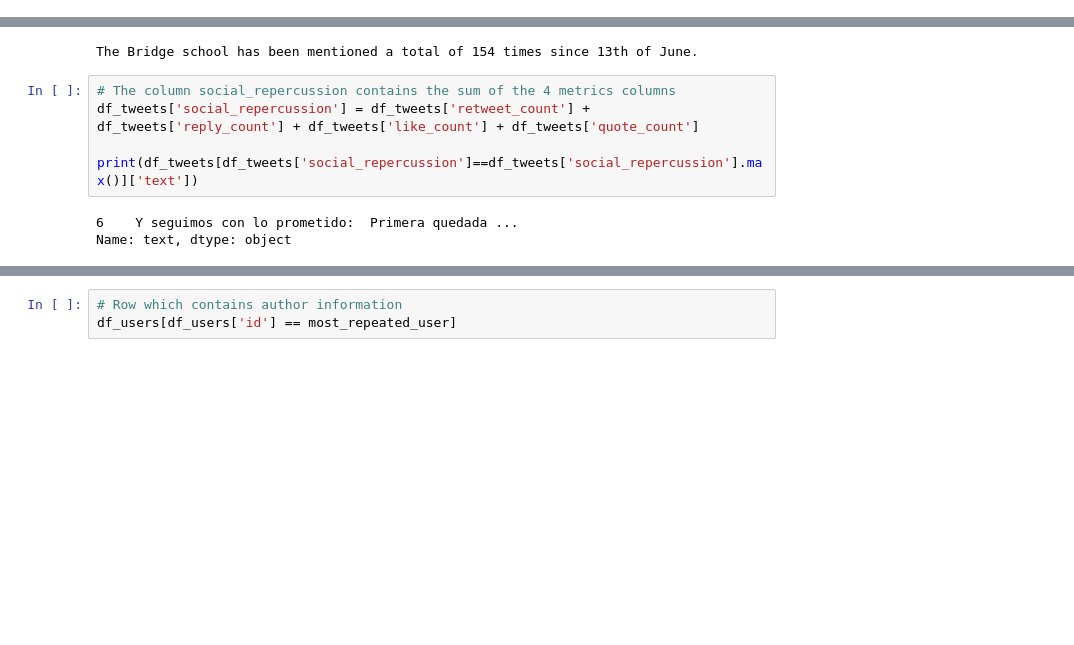
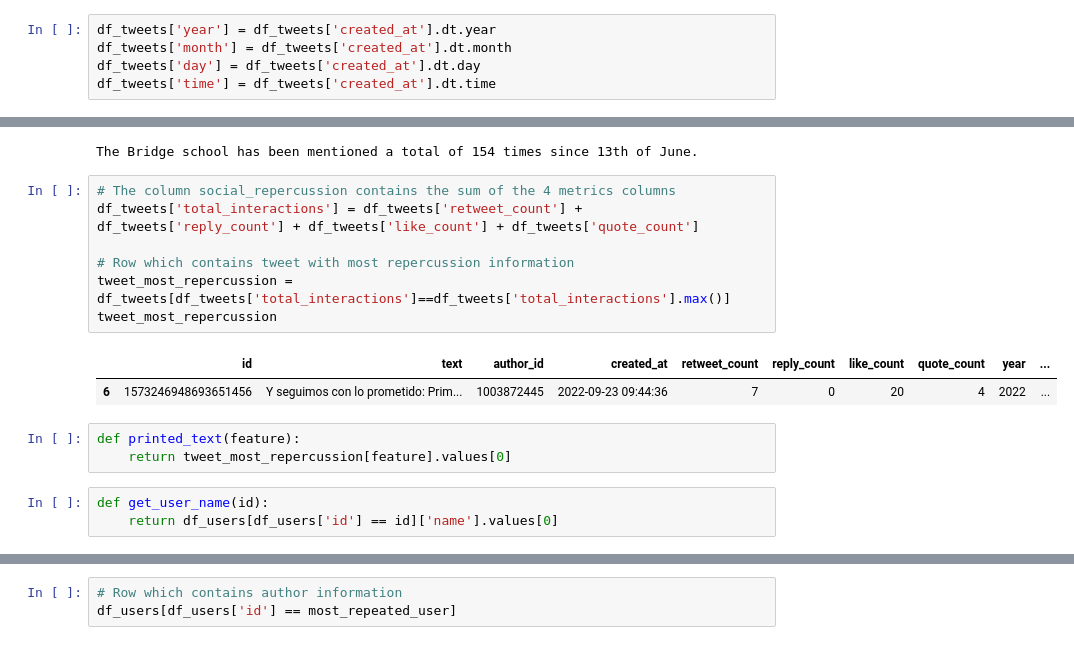
Before and after one commit to laurabarredaagusti/takehome, a Jupyter notebook: notebooks/eda.ipynb, the cells around one changed output, grey strips where cells are left out. Drawn from its saved outputs; the diff is of its cells as text; blank space fills up the shorter version.

```diff
--- a/notebooks/eda.ipynb
+++ b/notebooks/eda.ipynb
@@ -56,15 +60,28 @@ Data columns (total 3 columns):
  2   username  82 non-null     object
 dtypes: object(3)
 memory usage: 2.0+ KB
+# %%
+df_tweets['year'] = df_tweets['created_at'].dt.year
+df_tweets['month'] = df_tweets['created_at'].dt.month
+df_tweets['day'] = df_tweets['created_at'].dt.day
+df_tweets['time'] = df_tweets['created_at'].dt.time
 # %%
 print('The Bridge school has been mentioned a total of ' + str(len(df_tweets)) + ' times since 13th of June.')
 # %% [output]
 The Bridge school has been mentioned a total of 154 times since 13th of June.
 # %%
 # The column social_repercussion contains the sum of the 4 metrics columns
-df_tweets['social_repercussion'] = df_tweets['retweet_count'] + df_tweets['reply_count'] + df_tweets['like_count'] + df_tweets['quote_count']
+df_tweets['total_interactions'] = df_tweets['retweet_count'] + df_tweets['reply_count'] + df_tweets['like_count'] + df_tweets['quote_count']
 
-print(df_tweets[df_tweets['social_repercussion']==df_tweets['social_repercussion'].max()]['text'])
+# Row which contains tweet with most repercussion information
+tweet_most_repercussion = df_tweets[df_tweets['total_interactions']==df_tweets['total_interactions'].max()]
+tweet_most_repercussion
 # %% [output]
-6    Y seguimos con lo prometido:  Primera quedada ...
-Name: text, dtype: object
+|  | id | text | author_id | created_at | retweet_count | reply_count | like_count | quote_count | year | ... |
+| 6 | 1573246948693651456 | Y seguimos con lo prometido: Prim... | 1003872445 | 2022-09-23 09:44:36 | 7 | 0 | 20 | 4 | 2022 | ... |
+# %%
+def printed_text(feature):
+    return tweet_most_repercussion[feature].values[0]
+# %%
+def get_user_name(id):
+    return df_users[df_users['id'] == id]['name'].values[0]
```
Also changed, not shown: parts of 20 cells of this notebook, 1 other file.
